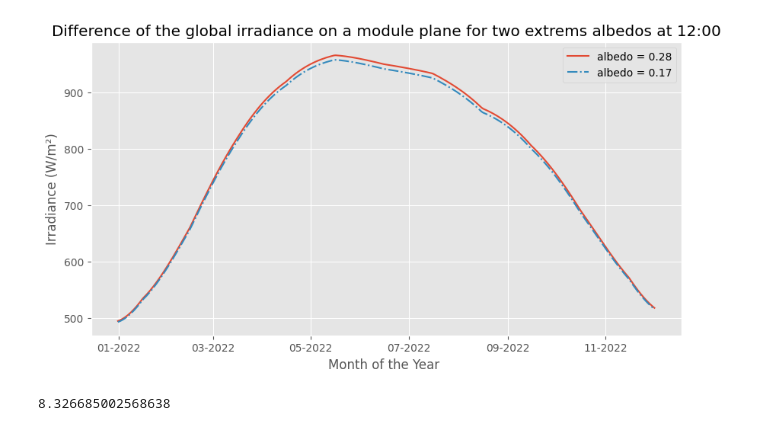
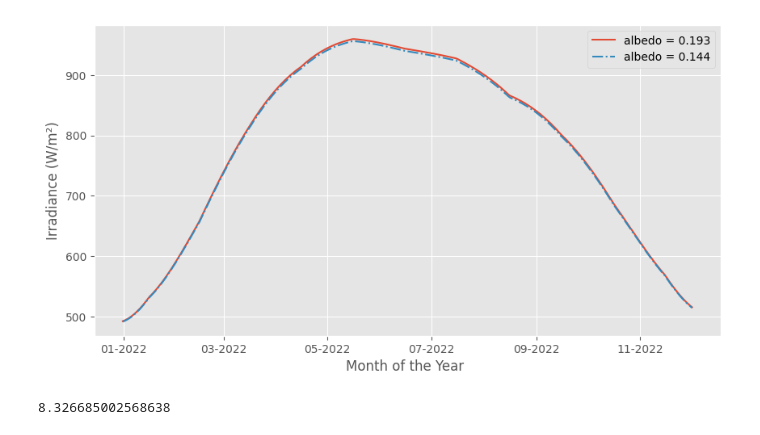
Before and after one commit to BorisM202/Thesis, a Jupyter notebook: Scripts/diff_poa_albedo.ipynb, the cells around one changed output. Saved outputs shown, nothing was run; the diff lists cells and outputs as text; code cells hidden in the pictures.

Commit message:
Modified Albedo parrt

```diff
--- a/Scripts/diff_poa_albedo.ipynb
+++ b/Scripts/diff_poa_albedo.ipynb
@@ -36,8 +36,8 @@ tilt = 35
 azimuth = 180
 
 # Set a min and a max albedo
-albedo_max = 0.28
-albedo_min = 0.17
+albedo_max = 0.193
+albedo_min = 0.144
 # %%
 POA_irradiance_min = pvlib.irradiance.get_total_irradiance(
         surface_tilt = tilt,
@@ -63,27 +63,27 @@ POA_irradiance_max = pvlib.irradiance.get_total_irradiance(
 # %%
 fig = plt.figure(figsize=(10,5))
 
 # Plot the data
 plt.plot(time[choice], POA_irradiance_max['poa_global'], '-', label='albedo = ' + str(albedo_max))
 plt.plot(time[choice], POA_irradiance_min['poa_global'], '-.', label='albedo = ' + str(albedo_min))
 
 # Format x-axis labels
 if choice == 0:
     plt.gca().xaxis.set_major_formatter(mdates.DateFormatter('%m-%Y'))
     plt.xlabel('Month of the Year ')
 
 else:
     plt.gca().xaxis.set_major_formatter(mdates.DateFormatter('%H'))
     plt.gca().xaxis.set_major_locator(mdates.HourLocator(interval=2))
     plt.xlabel('Hour of the Day')
 
-plt.title('Difference of the global irradiance on a module plane for two extrems albedos at 12:00')
+# plt.title('Difference of the global irradiance on a module plane for two extrems albedos at 12:00')
 plt.ylabel('Irradiance (W/m²)')
 plt.legend()
-plt.savefig('C:/Users/morin/Documents/GitHub/Thesis/Figures/Diff_POA_Albedo.png', dpi=300)
+plt.savefig('../Figures/Diff_POA_Albedo.png', dpi=300)
 plt.show()
 # %% [output]
-[figure, old version]
+[figure, new version]
 # %%
 # Calculate the difference between the two arrays
 difference = POA_irradiance_max['poa_global'] - POA_irradiance_min['poa_global']
```
Also changed, not shown: parts of 1 cell of this notebook, 13 other files.
